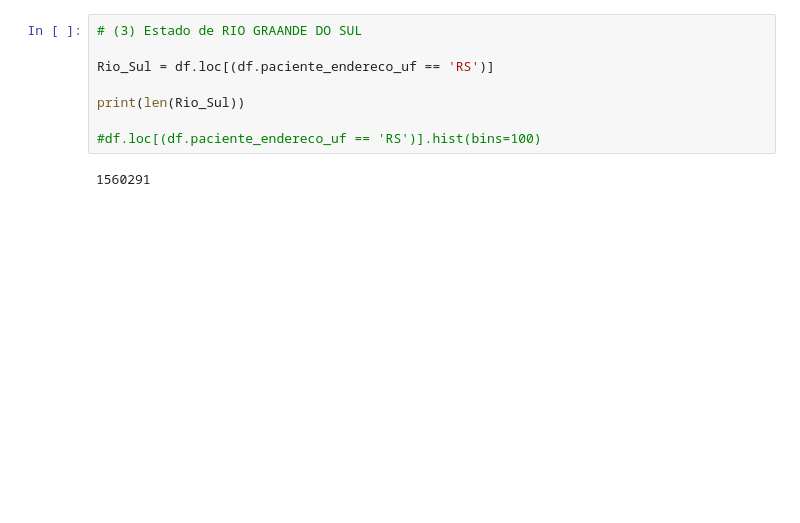
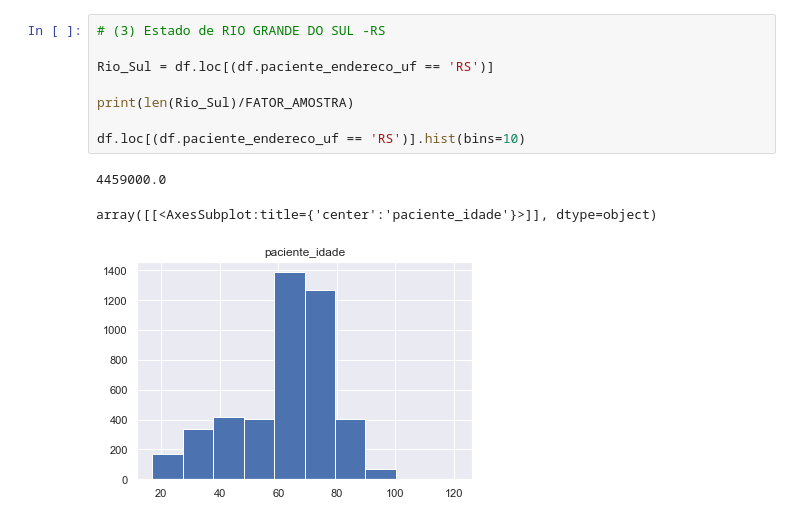
Before and after one commit to nubia-mp1211/Projeto-Final, a Jupyter notebook: VACINA-Regiao-SUL.ipynb, the cells around one changed output. Drawn from its saved outputs; the diff is of its cells as text; blank space fills up the shorter version.

```diff
--- a/VACINA-Regiao-SUL.ipynb
+++ b/VACINA-Regiao-SUL.ipynb
@@ -44,12 +61,14 @@ print(len(Parana))
 # %%
-# (3) Estado de RIO GRAANDE DO SUL
+# (3) Estado de RIO GRANDE DO SUL -RS
 
 Rio_Sul = df.loc[(df.paciente_endereco_uf == 'RS')]
 
-print(len(Rio_Sul))
+print(len(Rio_Sul)/FATOR_AMOSTRA)
 
-#df.loc[(df.paciente_endereco_uf == 'RS')].hist(bins=100)
+df.loc[(df.paciente_endereco_uf == 'RS')].hist(bins=10)
 # %% [output]
-1560291
+4459000.0
+array([[<AxesSubplot:title={'center':'paciente_idade'}>]], dtype=object)
+[figure, added]
 # %%
 # Calculando o total de vacinados da Região SUL
```
Also changed, not shown: parts of 8 cells of this notebook.
